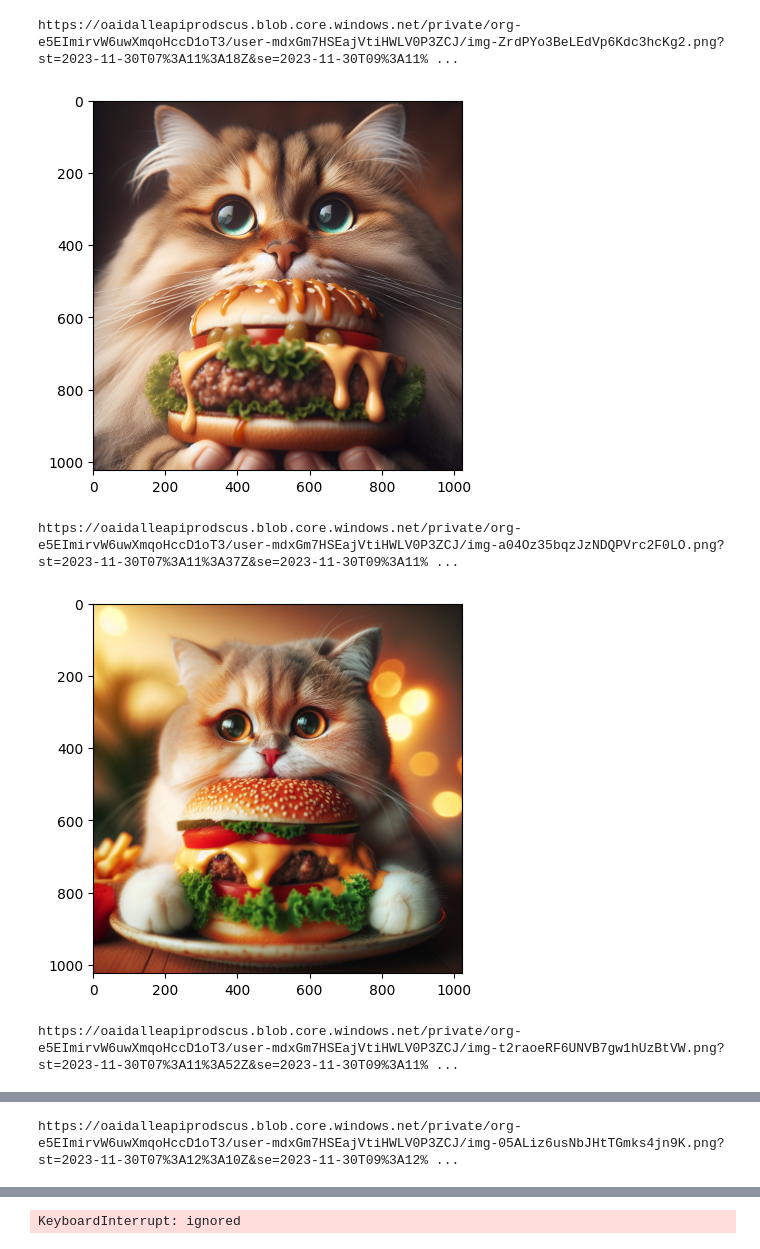
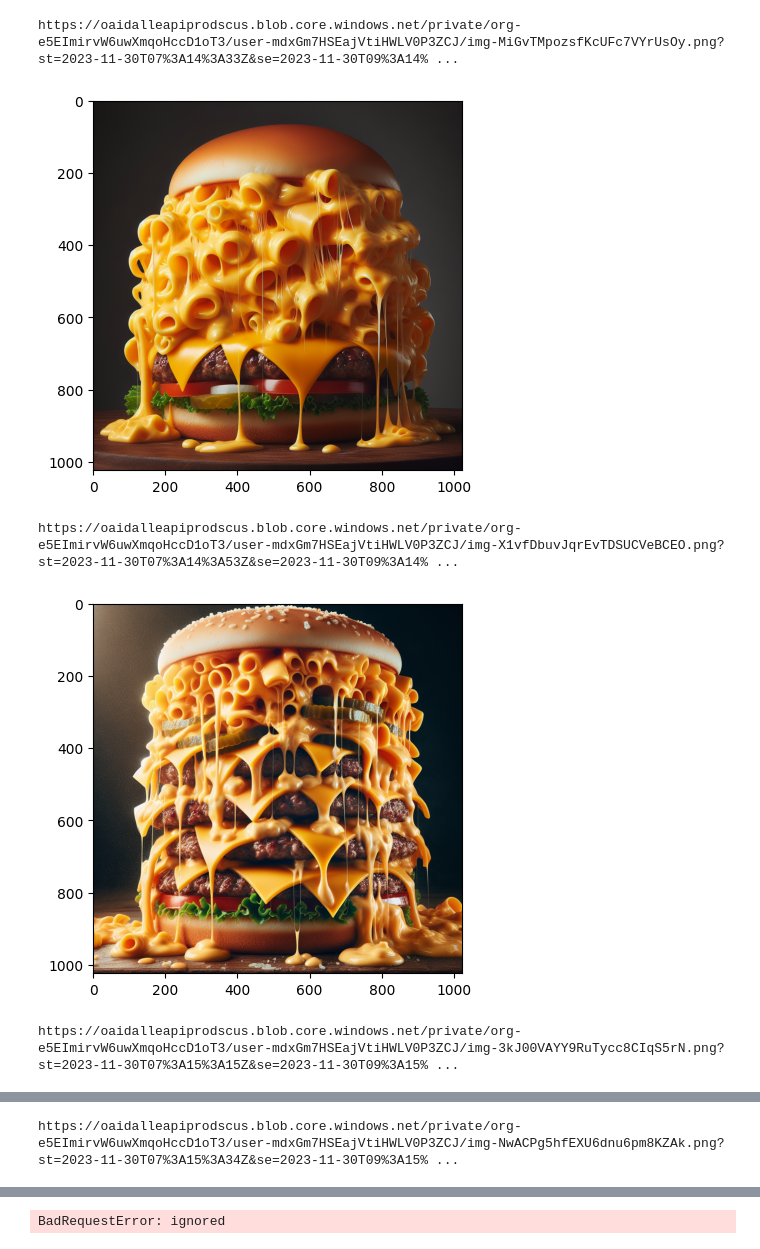
Before and after one commit to weathon/341-final, a Jupyter notebook: CUTIE.ipynb, the cells around one changed output, grey strips where cells are left out. Saved outputs shown, nothing was run; the diff lists cells and outputs as text; code cells hidden in the pictures.

```diff
--- a/CUTIE.ipynb
+++ b/CUTIE.ipynb
@@ -14,7 +14,7 @@ last_prompts = []
 for i in range(10):
   response = client.images.generate(
     model="dall-e-3",
-    prompt="A very cute cat eating a cheesebuger, photo style. Your last prompt were ' " +str(last_prompts)+" ' but they were not cute enough. I want much cuter than those. ",
+    prompt="A very cheesy cheese buger, photo style. Your last prompt were ' " +str(last_prompts)+" ' but they were not cheesy enough. I want much cheesier than those. ",
     size="1024x1024",
     quality="standard",
     n=1,
@@ -36,5 +36,5 @@ https://oaidalleapiprodscus.blob.core.windows.net/private/org-e5EImirvW6uwXmqoHc
-https://oaidalleapiprodscus.blob.core.windows.net/private/org-e5EImirvW6uwXmqoHccD1oT3/user-mdxGm7HSEajVtiHWLV0P3ZCJ/img-ZrdPYo3BeLEdVp6Kdc3hcKg2.png?st=2023-11-30T07%3A11%3A18Z&se=2023-11-30T09%3A11% ...
+https://oaidalleapiprodscus.blob.core.windows.net/private/org-e5EImirvW6uwXmqoHccD1oT3/user-mdxGm7HSEajVtiHWLV0P3ZCJ/img-MiGvTMpozsfKcUFc7VYrUsOy.png?st=2023-11-30T07%3A14%3A33Z&se=2023-11-30T09%3A14% ...
-[figure, old version]
+[figure, new version]
-https://oaidalleapiprodscus.blob.core.windows.net/private/org-e5EImirvW6uwXmqoHccD1oT3/user-mdxGm7HSEajVtiHWLV0P3ZCJ/img-a04Oz35bqzJzNDQPVrc2F0LO.png?st=2023-11-30T07%3A11%3A37Z&se=2023-11-30T09%3A11% ...
+https://oaidalleapiprodscus.blob.core.windows.net/private/org-e5EImirvW6uwXmqoHccD1oT3/user-mdxGm7HSEajVtiHWLV0P3ZCJ/img-X1vfDbuvJqrEvTDSUCVeBCEO.png?st=2023-11-30T07%3A14%3A53Z&se=2023-11-30T09%3A14% ...
-[figure, old version]
+[figure, new version]
-https://oaidalleapiprodscus.blob.core.windows.net/private/org-e5EImirvW6uwXmqoHccD1oT3/user-mdxGm7HSEajVtiHWLV0P3ZCJ/img-t2raoeRF6UNVB7gw1hUzBtVW.png?st=2023-11-30T07%3A11%3A52Z&se=2023-11-30T09%3A11% ...
+https://oaidalleapiprodscus.blob.core.windows.net/private/org-e5EImirvW6uwXmqoHccD1oT3/user-mdxGm7HSEajVtiHWLV0P3ZCJ/img-3kJ00VAYY9RuTycc8CIqS5rN.png?st=2023-11-30T07%3A15%3A15Z&se=2023-11-30T09%3A15% ...
@@ -42 +42 @@ https://oaidalleapiprodscus.blob.core.windows.net/private/org-e5EImirvW6uwXmqoHc
-https://oaidalleapiprodscus.blob.core.windows.net/private/org-e5EImirvW6uwXmqoHccD1oT3/user-mdxGm7HSEajVtiHWLV0P3ZCJ/img-05ALiz6usNbJHtTGmks4jn9K.png?st=2023-11-30T07%3A12%3A10Z&se=2023-11-30T09%3A12% ...
+https://oaidalleapiprodscus.blob.core.windows.net/private/org-e5EImirvW6uwXmqoHccD1oT3/user-mdxGm7HSEajVtiHWLV0P3ZCJ/img-NwACPg5hfEXU6dnu6pm8KZAk.png?st=2023-11-30T07%3A15%3A34Z&se=2023-11-30T09%3A15% ...
@@ -44,4 +44,4 @@ https://oaidalleapiprodscus.blob.core.windows.net/private/org-e5EImirvW6uwXmqoHc
-KeyboardInterrupt: ignored
+BadRequestError: ignored
 # %%
 from openai import OpenAI
 from google.colab import userdata
```
Also changed, not shown: parts of 2 cells of this notebook.
